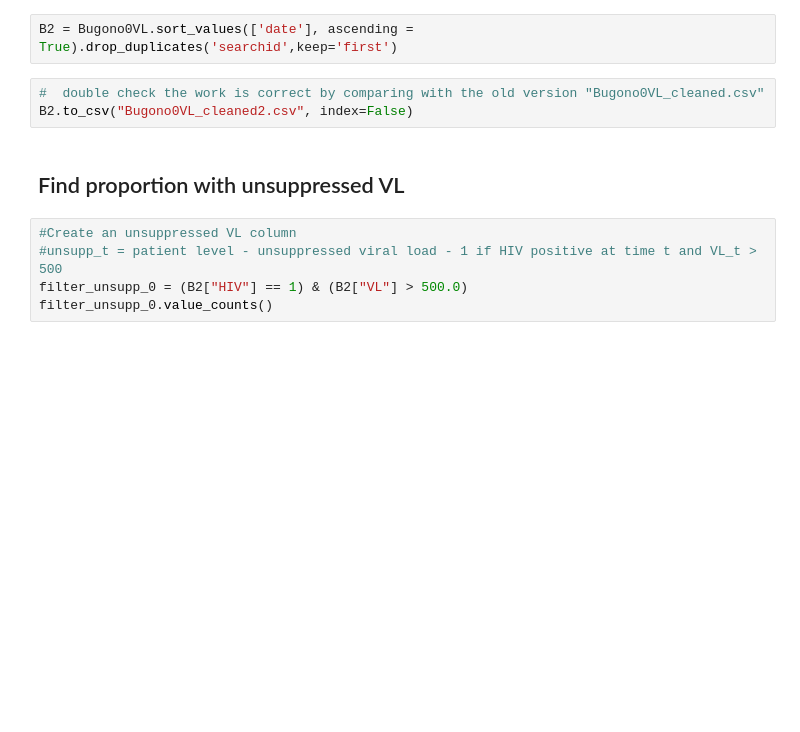
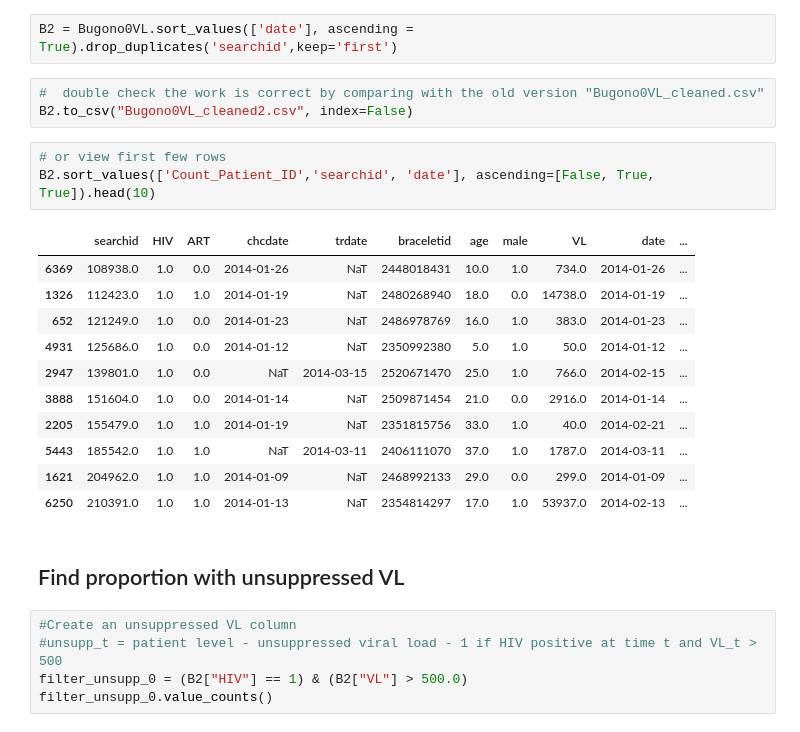
Before and after one commit to amywang27/Dataquest-Data-Scientist-in-Python-Projects, a Jupyter notebook: UCSF SEARCH.ipynb, the cells around one changed output. Cells and saved outputs as stored; diff of their text form; blank space fills up the shorter version.

```diff
--- a/UCSF SEARCH.ipynb
+++ b/UCSF SEARCH.ipynb
@@ -246,6 +261,21 @@ B2 = Bugono0VL.sort_values(['date'], ascending = True).drop_duplicates('searchid
 # %%
 #  double check the work is correct by comparing with the old version "Bugono0VL_cleaned.csv"
 B2.to_csv("Bugono0VL_cleaned2.csv", index=False)
+# %%
+# or view first few rows
+B2.sort_values(['Count_Patient_ID','searchid', 'date'], ascending=[False, True, True]).head(10)
+# %% [output]
+|  | searchid | HIV | ART | chcdate | trdate | braceletid | age | male | VL | date | ... |
+| 6369 | 108938.0 | 1.0 | 0.0 | 2014-01-26 | NaT | 2448018431 | 10.0 | 1.0 | 734.0 | 2014-01-26 | ... |
+| 1326 | 112423.0 | 1.0 | 1.0 | 2014-01-19 | NaT | 2480268940 | 18.0 | 0.0 | 14738.0 | 2014-01-19 | ... |
+| 652 | 121249.0 | 1.0 | 0.0 | 2014-01-23 | NaT | 2486978769 | 16.0 | 1.0 | 383.0 | 2014-01-23 | ... |
+| 4931 | 125686.0 | 1.0 | 0.0 | 2014-01-12 | NaT | 2350992380 | 5.0 | 1.0 | 50.0 | 2014-01-12 | ... |
+| 2947 | 139801.0 | 1.0 | 0.0 | NaT | 2014-03-15 | 2520671470 | 25.0 | 1.0 | 766.0 | 2014-02-15 | ... |
+| 3888 | 151604.0 | 1.0 | 0.0 | 2014-01-14 | NaT | 2509871454 | 21.0 | 0.0 | 2916.0 | 2014-01-14 | ... |
+| 2205 | 155479.0 | 1.0 | 1.0 | 2014-01-19 | NaT | 2351815756 | 33.0 | 1.0 | 40.0 | 2014-02-21 | ... |
+| 5443 | 185542.0 | 1.0 | 1.0 | NaT | 2014-03-11 | 2406111070 | 37.0 | 1.0 | 1787.0 | 2014-03-11 | ... |
+| 1621 | 204962.0 | 1.0 | 1.0 | 2014-01-09 | NaT | 2468992133 | 29.0 | 0.0 | 299.0 | 2014-01-09 | ... |
+| 6250 | 210391.0 | 1.0 | 1.0 | 2014-01-13 | NaT | 2354814297 | 17.0 | 1.0 | 53937.0 | 2014-02-13 | ... |
 # %% [markdown]
 ## Find proportion with unsuppressed VL
 # %%
```
Also changed, not shown: parts of 1 cell of this notebook.
